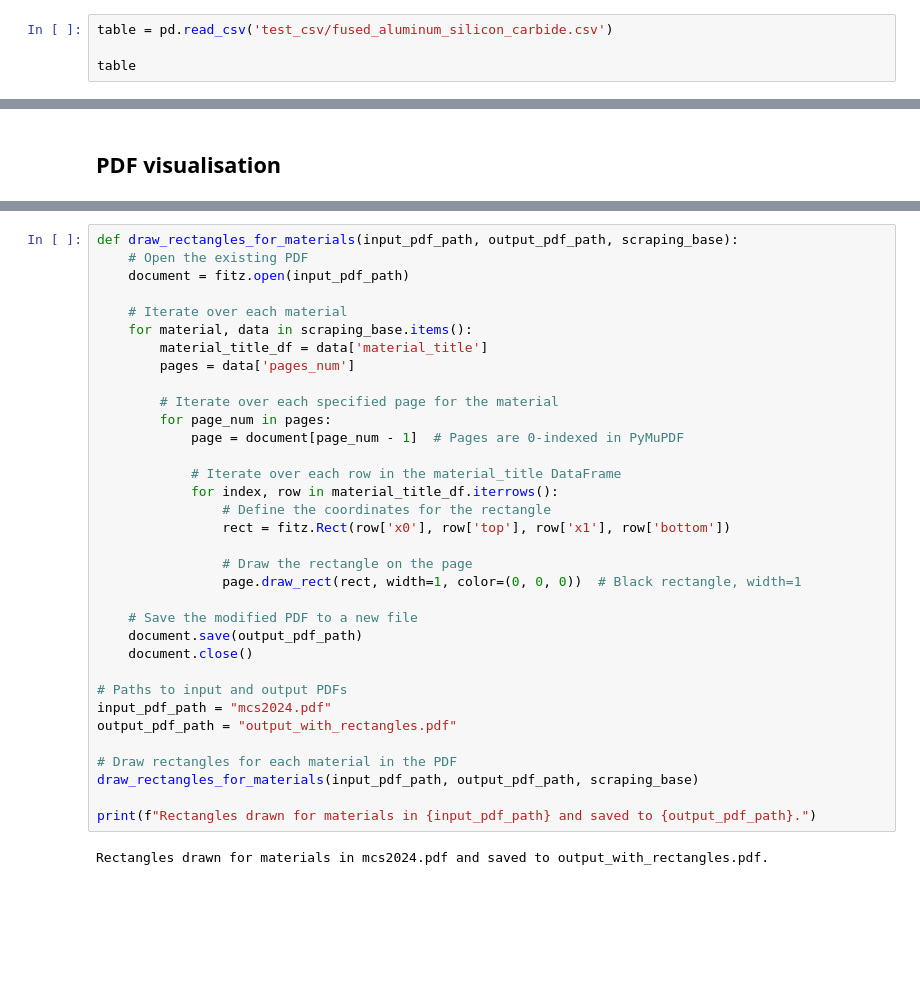
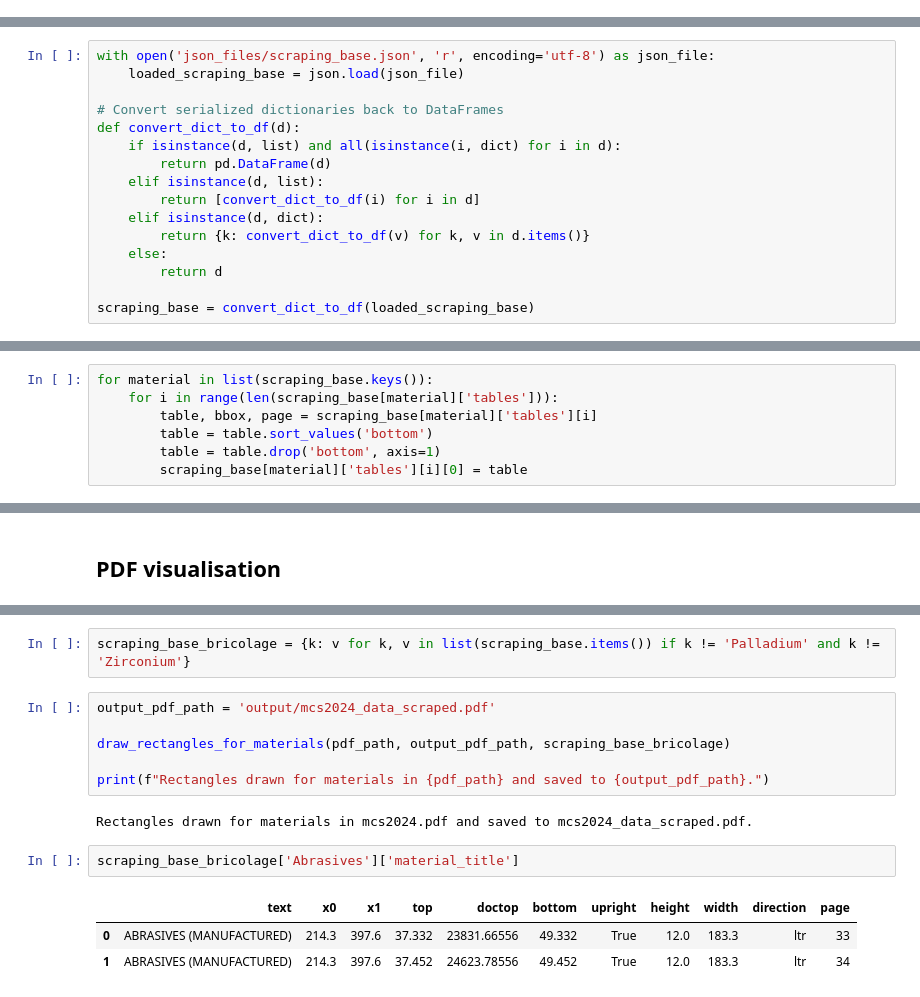
Before and after one commit to Yassmine2020/MaterialRisksSimulation, a Jupyter notebook: test_usgs/main.ipynb, the cells around one changed output, grey strips where cells are left out. Saved outputs shown, nothing was run; the diff lists cells and outputs as text; blank space fills up the shorter version.

```diff
--- a/test_usgs/main.ipynb
+++ b/test_usgs/main.ipynb
@@ -864,6 +444,2 @@ df[(df['top'] > 320) & (df['bottom'] < 500)].to_csv('table_datawith_coords.csv',
 # %% [markdown]
 ## Dictionary to excel
-# %%
-table = pd.read_csv('test_csv/fused_aluminum_silicon_carbide.csv')
-
-table
@@ -889,0 +446,16 @@ for key in scraping_base.keys():
+# %%
+with open('json_files/scraping_base.json', 'r', encoding='utf-8') as json_file:
+    loaded_scraping_base = json.load(json_file)
+
+# Convert serialized dictionaries back to DataFrames
+def convert_dict_to_df(d):
+    if isinstance(d, list) and all(isinstance(i, dict) for i in d):
+        return pd.DataFrame(d)
+    elif isinstance(d, list):
+        return [convert_dict_to_df(i) for i in d]
+    elif isinstance(d, dict):
+        return {k: convert_dict_to_df(v) for k, v in d.items()}
+    else:
+        return d
+
+scraping_base = convert_dict_to_df(loaded_scraping_base)
@@ -889,0 +466,7 @@ for key in scraping_base.keys():
+# %%
+for material in list(scraping_base.keys()):
+    for i in range(len(scraping_base[material]['tables'])):
+        table, bbox, page = scraping_base[material]['tables'][i]
+        table = table.sort_values('bottom')
+        table = table.drop('bottom', axis=1)
+        scraping_base[material]['tables'][i][0] = table
@@ -1072,36 +518,16 @@ scraping_base["Abrasives"]
-# %%
-def draw_rectangles_for_materials(input_pdf_path, output_pdf_path, scraping_base):
-    # Open the existing PDF
-    document = fitz.open(input_pdf_path)
-
-    # Iterate over each material
-    for material, data in scraping_base.items():
-        material_title_df = data['material_title']
-        pages = data['pages_num']
-
-        # Iterate over each specified page for the material
-        for page_num in pages:
-            page = document[page_num - 1]  # Pages are 0-indexed in PyMuPDF
-
-            # Iterate over each row in the material_title DataFrame
-            for index, row in material_title_df.iterrows():
-                # Define the coordinates for the rectangle
-                rect = fitz.Rect(row['x0'], row['top'], row['x1'], row['bottom'])
-
-                # Draw the rectangle on the page
-                page.draw_rect(rect, width=1, color=(0, 0, 0))  # Black rectangle, width=1
-
-    # Save the modified PDF to a new file
-    document.save(output_pdf_path)
-    document.close()
-
-# Paths to input and output PDFs
-input_pdf_path = "mcs2024.pdf"
-output_pdf_path = "output_with_rectangles.pdf"
-
-# Draw rectangles for each material in the PDF
-draw_rectangles_for_materials(input_pdf_path, output_pdf_path, scraping_base)
-
-print(f"Rectangles drawn for materials in {input_pdf_path} and saved to {output_pdf_path}.")
-# %% [output]
-Rectangles drawn for materials in mcs2024.pdf and saved to output_with_rectangles.pdf.
+# %%
+scraping_base_bricolage = {k: v for k, v in list(scraping_base.items()) if k != 'Palladium' and k != 'Zirconium'}
+# %%
+output_pdf_path = 'output/mcs2024_data_scraped.pdf'
+
+draw_rectangles_for_materials(pdf_path, output_pdf_path, scraping_base_bricolage)
+
+print(f"Rectangles drawn for materials in {pdf_path} and saved to {output_pdf_path}.")
+# %% [output]
+Rectangles drawn for materials in mcs2024.pdf and saved to mcs2024_data_scraped.pdf.
+# %%
+scraping_base_bricolage['Abrasives']['material_title']
+# %% [output]
+|  | text | x0 | x1 | top | doctop | bottom | upright | height | width | direction | page |
+| 0 | ABRASIVES (MANUFACTURED) | 214.3 | 397.6 | 37.332 | 23831.66556 | 49.332 | True | 12.0 | 183.3 | ltr | 33 |
+| 1 | ABRASIVES (MANUFACTURED) | 214.3 | 397.6 | 37.452 | 24623.78556 | 49.452 | True | 12.0 | 183.3 | ltr | 34 |
```
Also changed, not shown: parts of 81 cells of this notebook, 11 other files.
